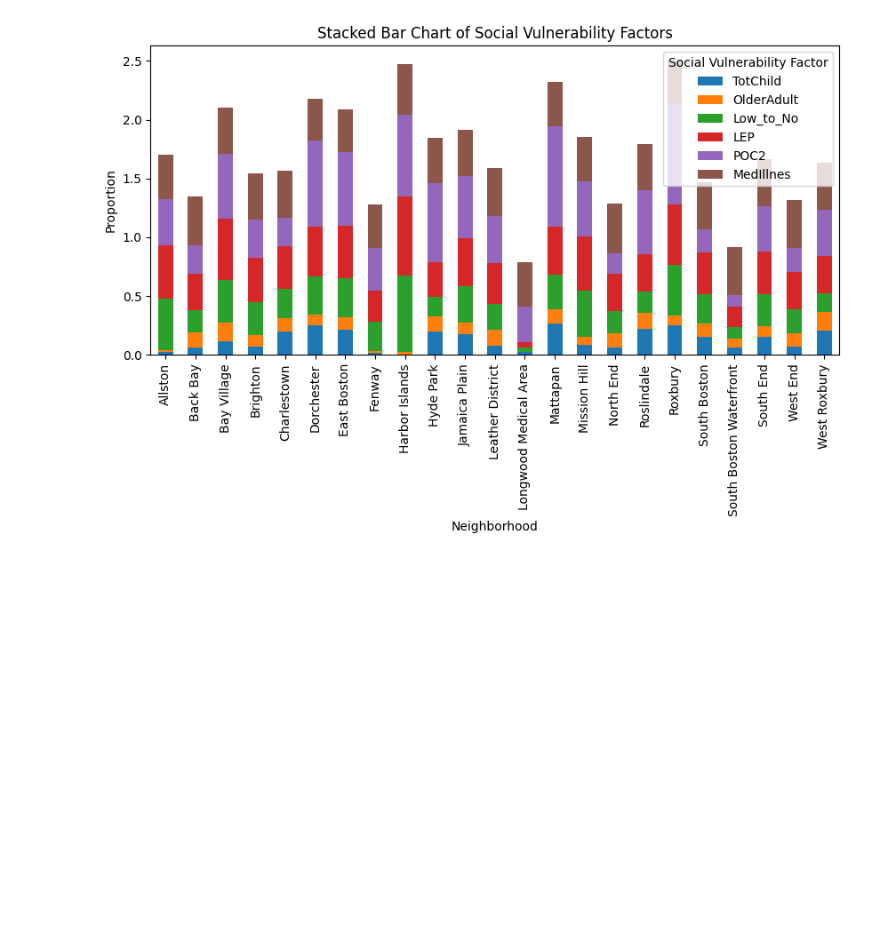
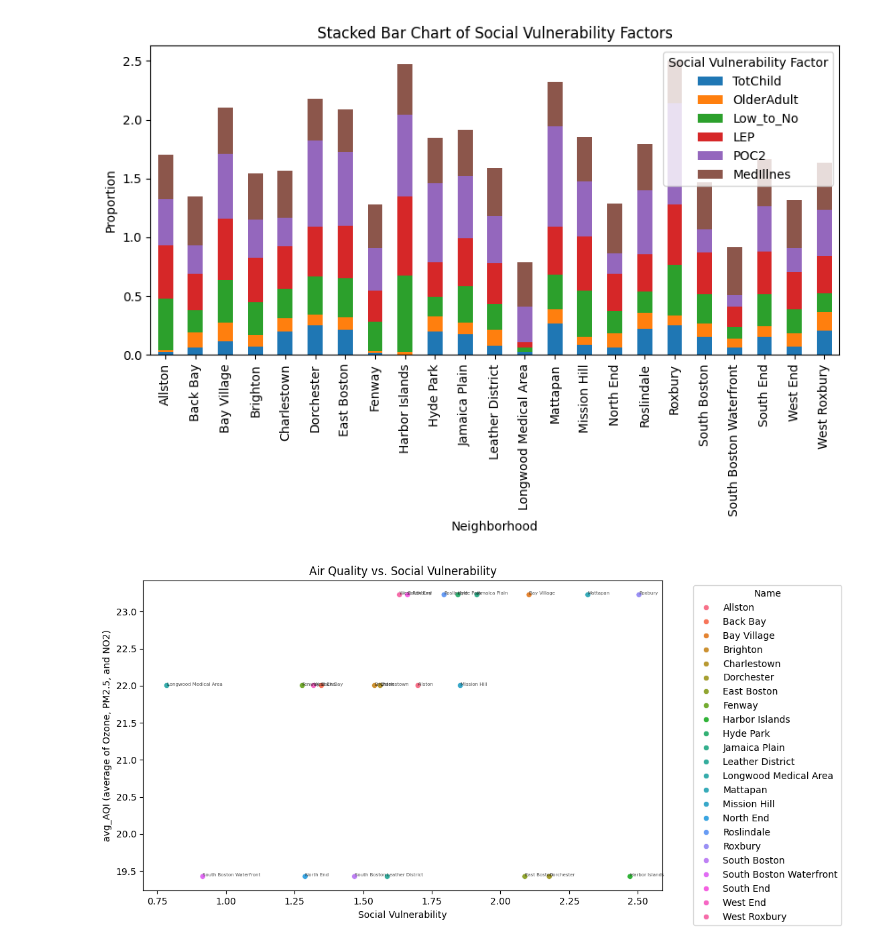
Before and after one commit to BU-Spark/ds-boston-transit-air-quality, a Jupyter notebook: fa23-team-c/data/socialVulnerability/analyzing_data_sv.ipynb, the cells around one changed output. Drawn from its saved outputs; the diff is of its cells as text; code cells hidden in the pictures; blank space fills up the shorter version.

```diff
--- a/fa23-team-c/data/socialVulnerability/analyzing_data_sv.ipynb
+++ b/fa23-team-c/data/socialVulnerability/analyzing_data_sv.ipynb
@@ -121,0 +124,4 @@ data.head()
+# %%
+air_quality = pd.read_csv('../AQI/neighborhood_AQI.csv')
+air_quality = air_quality.drop("SiteName", axis=1)
+air_quality.head()
@@ -121,0 +172,3 @@ data.head()
+# %%
+merged_df = pd.merge(data, air_quality, on='Name')
+merged_df.head()
@@ -122,3 +202,8 @@ data.head()
+# %%
+# Create a new column 'AirQualityGroup' based on a threshold for 'avg_AQI'
+threshold = 20
+
+merged_df['AirQualityGroup'] = ['Poor' if aqi > threshold else 'Better' for aqi in merged_df['avg_AQI']]
 # %% [markdown]
 ## Plotting
 # %%
@@ -168,3 +255,22 @@ plt.savefig('../results/stacked_bar_chart_of_social_vulnerability_factors.png')
 plt.show()
 # %% [output]
 [figure]
+# %%
+# Create a scatter plot with different colors for each data point based on a categorical variable (e.g., 'Name')
+plt.figure(figsize=(10, 6))
+sns.scatterplot(data=merged_df, x='Social_Vulnerability', y='avg_AQI', hue='Name')
+plt.title('Air Quality vs. Social Vulnerability')
+plt.xlabel('Social Vulnerability')
+plt.ylabel('avg_AQI (average of Ozone, PM2.5, and NO2)')
+
+# Add labels to each dot
+for i in range(len(merged_df)):
+    plt.text(merged_df['Social_Vulnerability'][i], merged_df['avg_AQI'][i], merged_df['Name'][i], fontsize=5, alpha=0.7)
+
+# Display the legend outside the graph
+plt.legend(title='Name', bbox_to_anchor=(1.05, 1), loc='upper left')
+
+plt.savefig('../results/avg_aqi_social_vulnerability_factors.png', bbox_inches='tight')  # Use bbox_inches='tight' to save the legend properly
+plt.show()
+# %% [output]
+[figure, added]
```
Also changed, not shown: parts of 11 cells of this notebook, 6 other files.
